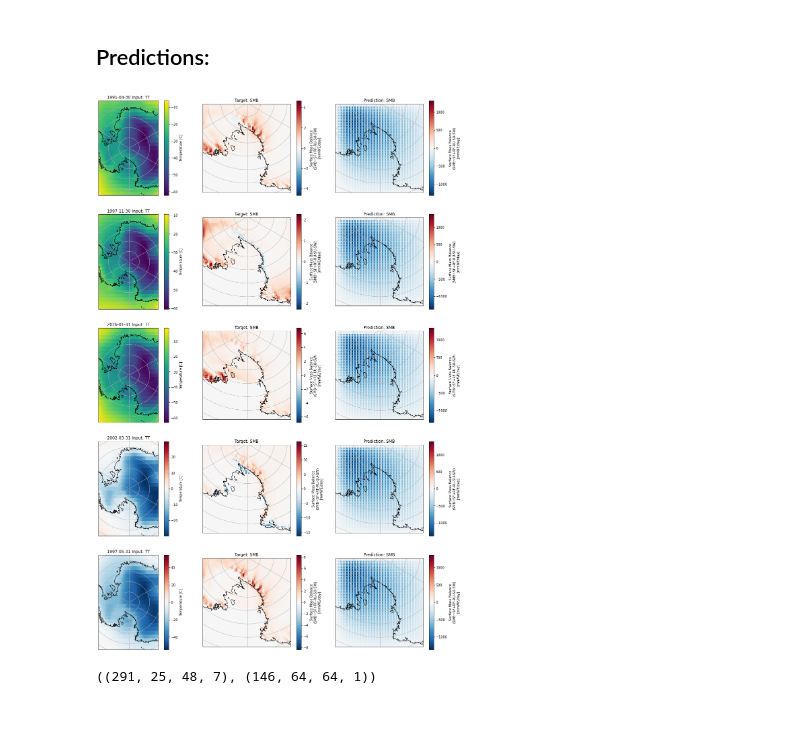
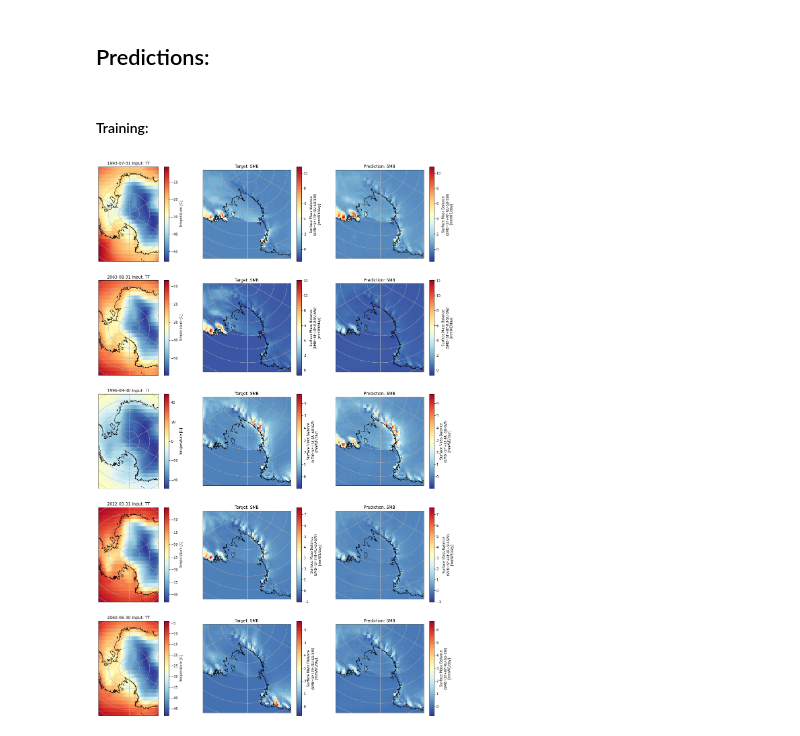
Before and after one commit to marvande/Antarctica-RCM-Emulator, a Jupyter notebook: scr/notebooks/ML_Flow/2-ML_flow.ipynb, the cells around one changed output. Drawn from its saved outputs; the diff is of its cells as text; code cells hidden in the pictures.

Commit message:
plots

```diff
--- a/scr/notebooks/ML_Flow/2-ML_flow.ipynb
+++ b/scr/notebooks/ML_Flow/2-ML_flow.ipynb
@@ -863,0 +931,2 @@ testing_pred = unet.predict(full_input_test)
+# %% [markdown]
+#### Training:
@@ -873,37 +945,38 @@ for i in range(N):
         sampletarget_,
         samplepred_,
         randTime,
     ) = takeRandomSamples(
         full_input_train_ns, full_target_train, pred=True, full_prediction=training_pred
     )
     dt = pd.to_datetime([GCMLike.time.isel(time=randTime).values])
     time = str(dt.date[0])
 
     if region == "lower peninsula":
         sample2dtrain = resize(sample2dtrain_, 25, 48, print_=False)
     else:
         sample2dtrain = resize(sample2dtrain_, 25, 90, print_=False)
 
     sampletarget = sampletarget_.reshape(
         sampletarget_.shape[0], sampletarget_.shape[1], 1
     )
 
     samplepred = samplepred_.reshape(samplepred_.shape[0], samplepred_.shape[1], 1)
 
+    vmin = np.min([sampletarget, samplepred])
+    vmax = np.max([sampletarget, samplepred])
+
     M = 3
     for m in range(M):
         if m == 0:
             ax = plt.subplot(N, M, (i * M) + m + 1, projection=ccrs.SouthPolarStereo())
             plotTrain(GCMLike, sample2dtrain, 4, ax, time,VAR_LIST, region)
         if m == 1:
             ax = plt.subplot(N, M, (i * M) + m + 1, projection=ccrs.SouthPolarStereo())
-            plotTarget(target_dataset, sampletarget, ax, region)
+            plotTarget(target_dataset, sampletarget, ax, vmin, vmax, region)
         if m == 2:
             ax = plt.subplot(N, M, (i * M) + m + 1, projection=ccrs.SouthPolarStereo())
-            plotPred(target_dataset, samplepred, ax, region)
+            plotPred(target_dataset, samplepred, ax, vmin, vmax, region)
+
+plt.savefig(f'Results_plots/{today}_train_numepoch_{epochs}_bs_{batch_size}.png')
 # %% [output]
-[figure, old version]
+[figure, new version]
-# %%
-full_input_test_ns[0].shape, testing_pred.shape
-# %% [output]
-((291, 25, 48, 7), (146, 64, 64, 1))
```
Also changed, not shown: parts of 15 cells of this notebook, 11 other files.
